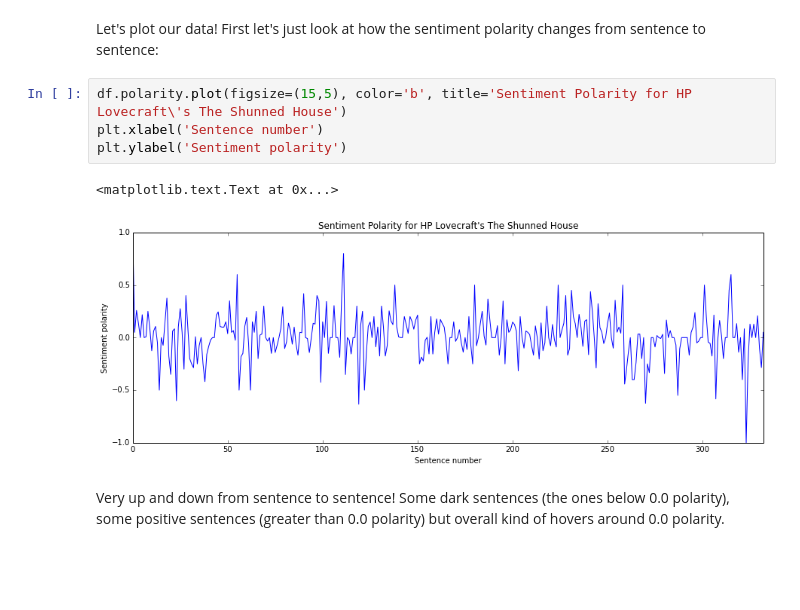
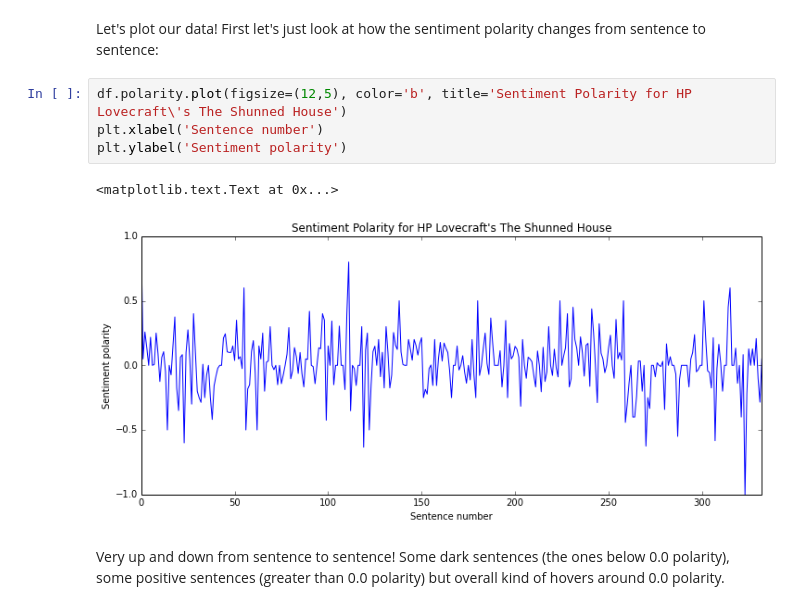
Before and after one commit to dagrha/textual-analysis, a Jupyter notebook: textblob_lovecraft.ipynb, the cells around one changed output. Cells and saved outputs as stored; diff of their text form; blank space fills up the shorter version.

```diff
--- a/textblob_lovecraft.ipynb
+++ b/textblob_lovecraft.ipynb
@@ -58,12 +58,12 @@ df = pd.DataFrame.from_csv('shunned.csv')
 # %% [markdown]
 Let's plot our data! First let's just look at how the sentiment polarity changes from sentence to sentence:
 # %%
-df.polarity.plot(figsize=(15,5), color='b', title='Sentiment Polarity for HP Lovecraft\'s The Shunned House')
+df.polarity.plot(figsize=(12,5), color='b', title='Sentiment Polarity for HP Lovecraft\'s The Shunned House')
 plt.xlabel('Sentence number')
 plt.ylabel('Sentiment polarity')
 # %% [output]
 <matplotlib.text.Text at 0x...>
-[figure, old version]
+[figure, new version]
 # %% [markdown]
 Very up and down from sentence to sentence!  Some dark sentences (the ones below 0.0 polarity), some positive sentences (greater than 0.0 polarity) but overall kind of hovers around 0.0 polarity.
 # %% [markdown]
```
Also changed, not shown: parts of 1 cell of this notebook.
